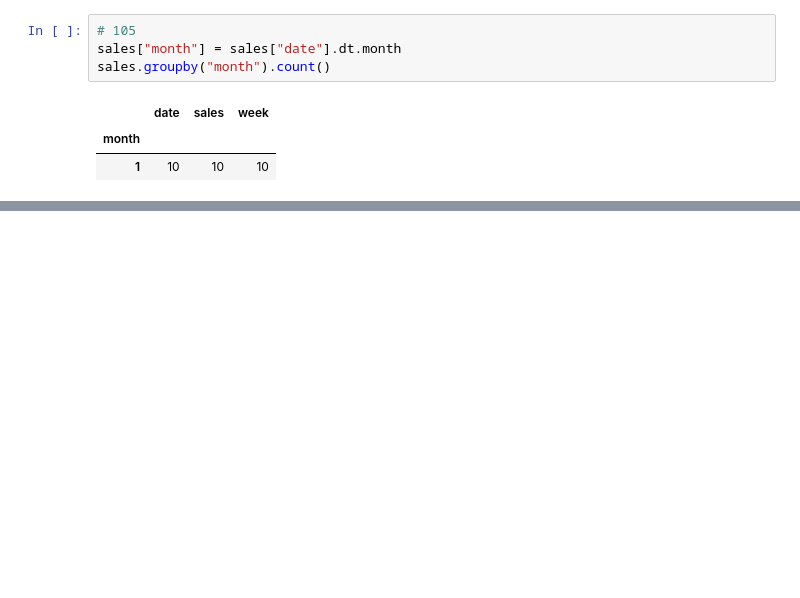
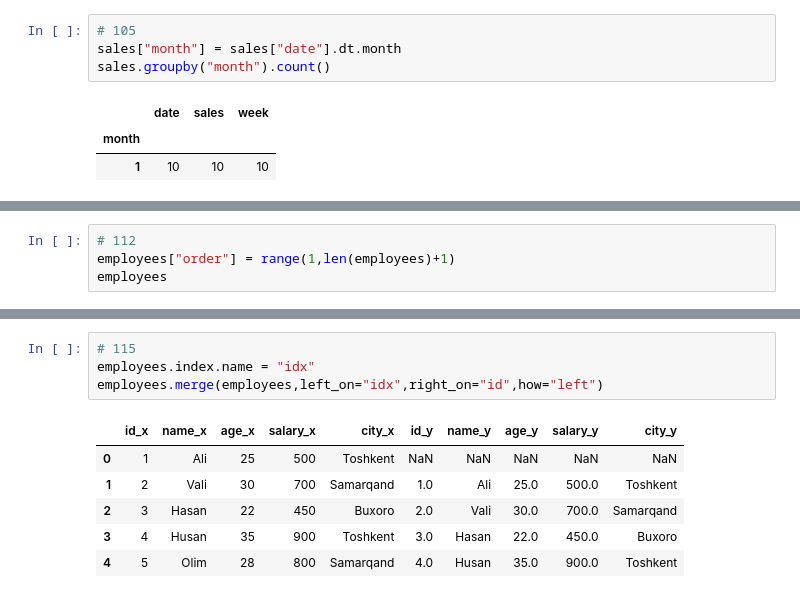
Before and after one commit to madaminovmuhammadjalil/pandas-exercises, a Jupyter notebook: Another_copy_of_Копия_pandas100.ipynb, the cells around one changed output, grey strips where cells are left out. Saved outputs shown, nothing was run; the diff lists cells and outputs as text; blank space fills up the shorter version.

```diff
--- a/Another_copy_of_Копия_pandas100.ipynb
+++ b/Another_copy_of_Копия_pandas100.ipynb
@@ -1076,0 +1150,4 @@ sales.groupby("month").count()
+# %%
+# 112
+employees["order"] = range(1,len(employees)+1)
+employees
@@ -1076,0 +1184,11 @@ sales.groupby("month").count()
+# %%
+# 115
+employees.index.name = "idx"
+employees.merge(employees,left_on="idx",right_on="id",how="left")
+# %% [output]
+|  | id_x | name_x | age_x | salary_x | city_x | id_y | name_y | age_y | salary_y | city_y |
+| 0 | 1 | Ali | 25 | 500 | Toshkent | NaN | NaN | NaN | NaN | NaN |
+| 1 | 2 | Vali | 30 | 700 | Samarqand | 1.0 | Ali | 25.0 | 500.0 | Toshkent |
+| 2 | 3 | Hasan | 22 | 450 | Buxoro | 2.0 | Vali | 30.0 | 700.0 | Samarqand |
+| 3 | 4 | Husan | 35 | 900 | Toshkent | 3.0 | Hasan | 22.0 | 450.0 | Buxoro |
+| 4 | 5 | Olim | 28 | 800 | Samarqand | 4.0 | Husan | 35.0 | 900.0 | Toshkent |
```
Also changed, not shown: parts of 81 cells of this notebook.
